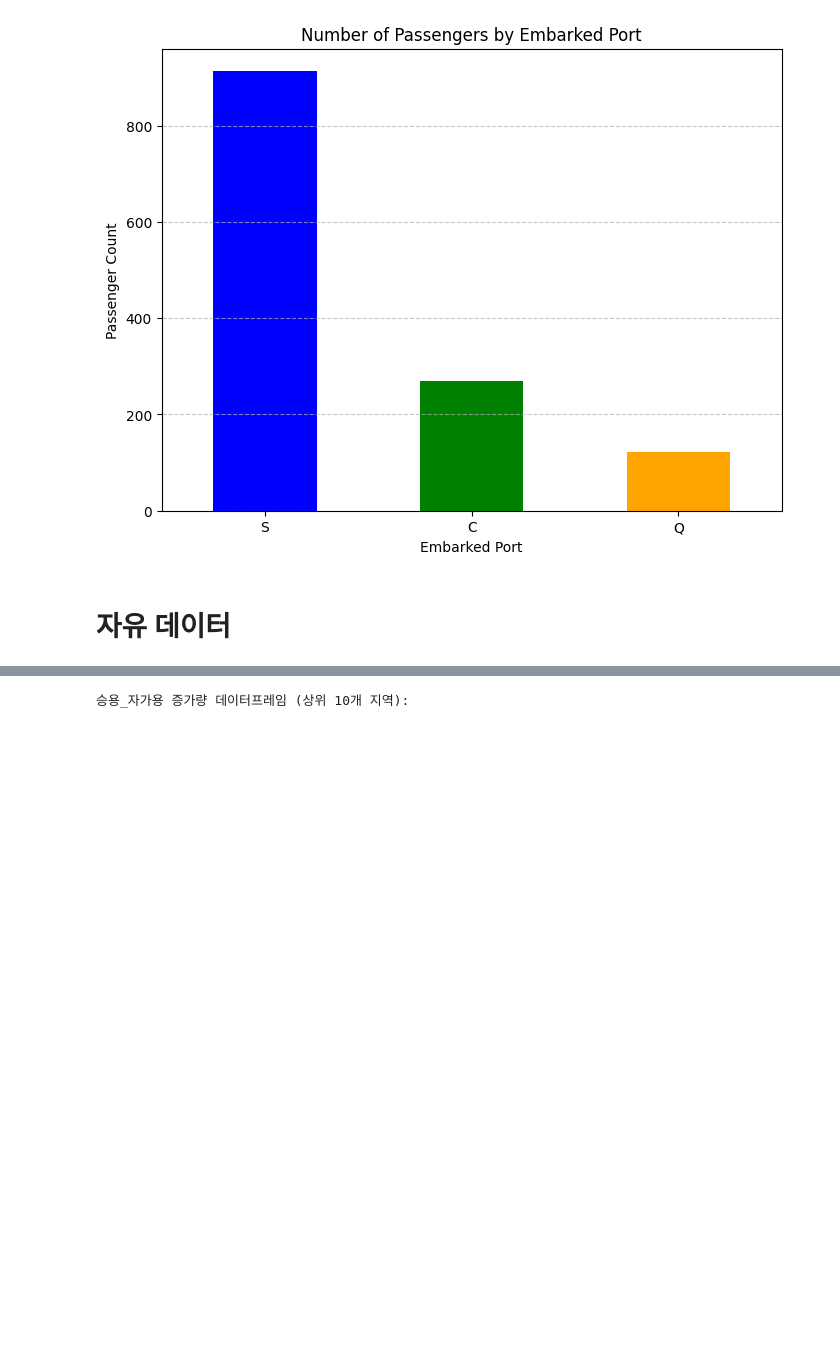
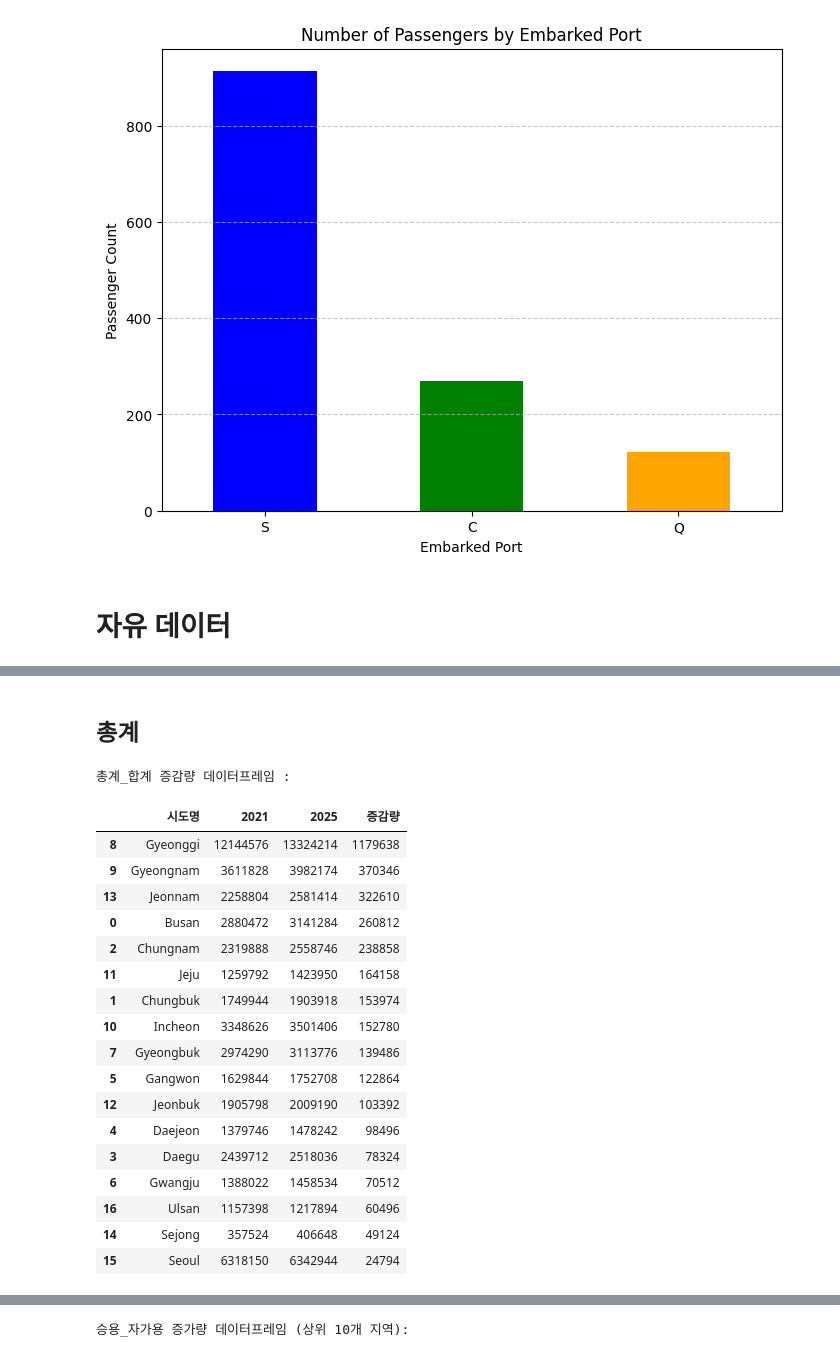
Before and after one commit to pcw11/datajo, a Jupyter notebook: 데이터조.ipynb, the cells around one changed output, grey strips where cells are left out. Drawn from its saved outputs; the diff is of its cells as text; code cells hidden in the pictures; blank space fills up the shorter version.

```diff
--- a/데이터조.ipynb
+++ b/데이터조.ipynb
@@ -287,0 +358,45 @@ df1.sample(3)
+# %% [markdown]
+## 총계
+# %%
+# 데이터 정리: 쉼표 제거 및 숫자 변환
+df1['총계_합계'] = df1['총계_합계'].replace(',', '', regex=True).astype(int)
+
+# 2021년 4월과 2025년 4월 데이터 필터링
+df_2021 = df1[df1['월(Monthly)'] == '21-Apr']
+df_2025 = df1[df1['월(Monthly)'] == '25-Apr']
+
+# 지역별 승용_자가용 집계
+agg_data = pd.DataFrame({
+    '2021': df_2021.groupby('시도명')['총계_합계'].sum(),
+    '2025': df_2025.groupby('시도명')['총계_합계'].sum()
+}).reset_index()
+
+# 증감량 계산
+agg_data['증감량'] = agg_data['2025'] - agg_data['2021']
+
+# 증감량 기준 상위 지역 정렬
+agg_data = agg_data.sort_values('증감량', ascending=False)
+
+# 데이터프레임 출력
+print("\n총계_합계 증감량 데이터프레임 :")
+agg_data
+# %% [output]
+총계_합계 증감량 데이터프레임 :
+|  | 시도명 | 2021 | 2025 | 증감량 |
+| 8 | Gyeonggi | 12144576 | 13324214 | 1179638 |
+| 9 | Gyeongnam | 3611828 | 3982174 | 370346 |
+| 13 | Jeonnam | 2258804 | 2581414 | 322610 |
+| 0 | Busan | 2880472 | 3141284 | 260812 |
+| 2 | Chungnam | 2319888 | 2558746 | 238858 |
+| 11 | Jeju | 1259792 | 1423950 | 164158 |
+| 1 | Chungbuk | 1749944 | 1903918 | 153974 |
+| 10 | Incheon | 3348626 | 3501406 | 152780 |
+| 7 | Gyeongbuk | 2974290 | 3113776 | 139486 |
+| 5 | Gangwon | 1629844 | 1752708 | 122864 |
+| 12 | Jeonbuk | 1905798 | 2009190 | 103392 |
+| 4 | Daejeon | 1379746 | 1478242 | 98496 |
+| 3 | Daegu | 2439712 | 2518036 | 78324 |
+| 6 | Gwangju | 1388022 | 1458534 | 70512 |
+| 16 | Ulsan | 1157398 | 1217894 | 60496 |
+| 14 | Sejong | 357524 | 406648 | 49124 |
+| 15 | Seoul | 6318150 | 6342944 | 24794 |
```
Also changed, not shown: parts of 20 cells of this notebook.
